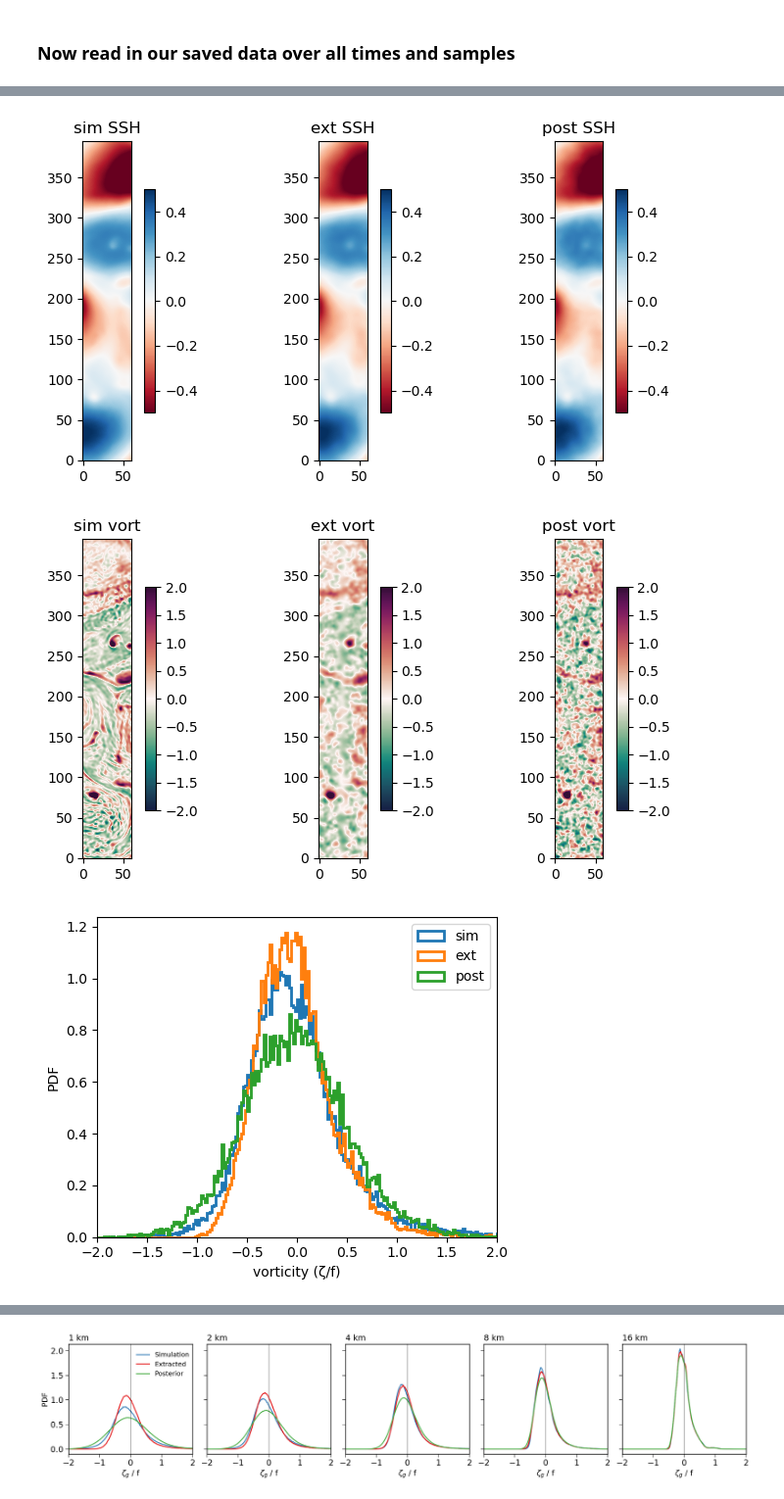
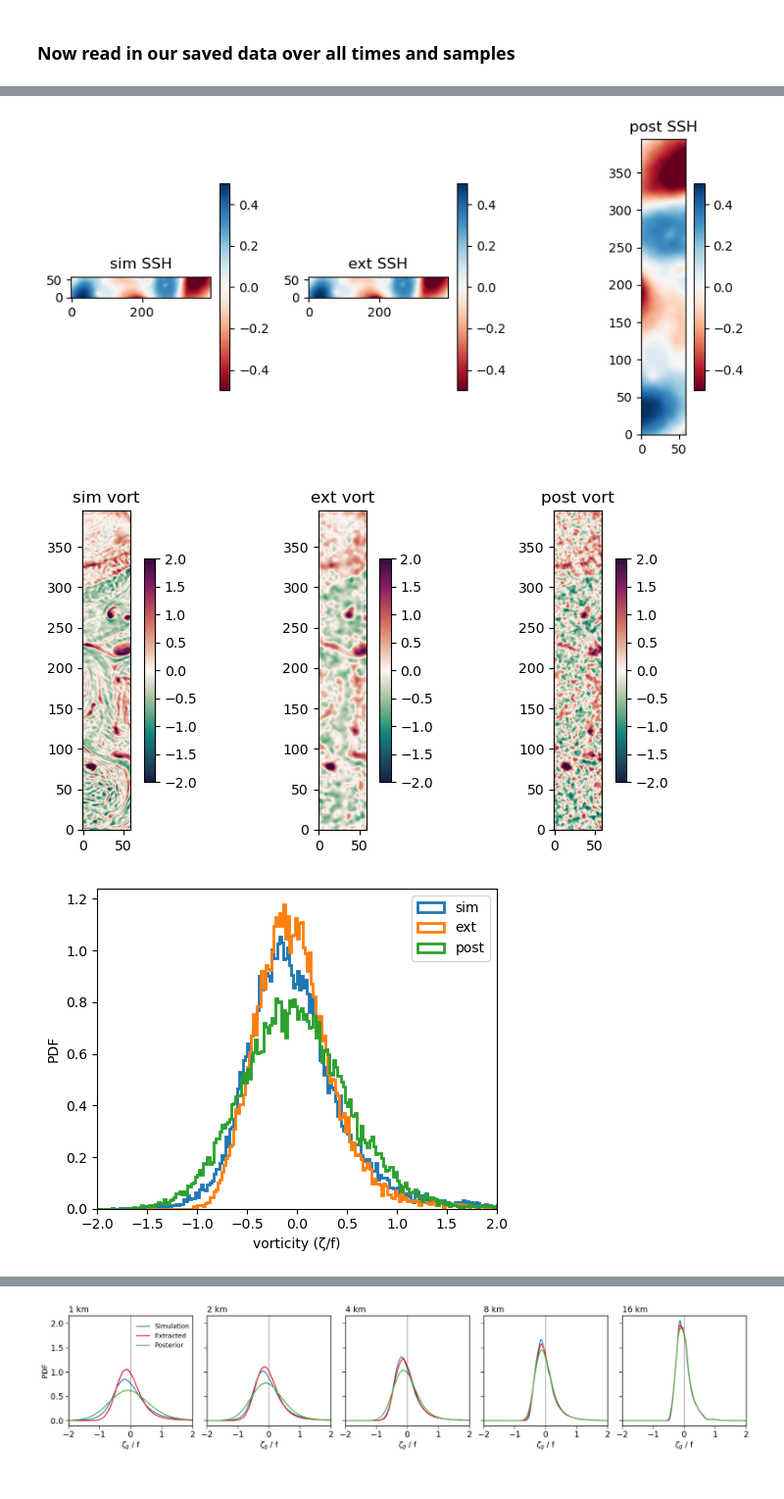
Before and after one commit to jwskinner/SWOT-balanced-extraction, a Jupyter notebook: balanced_extraction_paper/Plot_PDFS_extraction_posterior.ipynb, the cells around one changed output, grey strips where cells are left out. Shown at 98% size. Drawn from its saved outputs; the diff is of its cells as text; code cells hidden in the pictures.

```diff
--- a/balanced_extraction_paper/Plot_PDFS_extraction_posterior.ipynb
+++ b/balanced_extraction_paper/Plot_PDFS_extraction_posterior.ipynb
@@ -80,10 +82,13 @@ Detected IPython. Loading juliacall extension. See https://juliapy.github.io/Pyt
 import cmocean
 fig, axes = plt.subplots(1, 3, figsize=(8,4))
 fields = [ht_sim[t], ht_ext[t], ht_post]
-titles = ["sim SSH", "ext SSH", f"post SSH"]
+titles = ["sim SSH", "ext SSH", "post SSH"]
 
 for ax, fld, ttl in zip(axes, fields, titles):
-    im = ax.imshow(fld, origin="lower", cmap="RdBu", vmin = -0.5, vmax = 0.5)
+    if ttl=="post SSH": # flip the posterior map
+        im = ax.imshow(fld, origin="lower", cmap="RdBu", vmin = -0.5, vmax = 0.5)
+    else:
+        im = ax.imshow(fld.T, origin="lower", cmap="RdBu", vmin = -0.5, vmax = 0.5)
     ax.set_title(ttl)
     fig.colorbar(im, ax=ax, shrink=0.7)
 plt.tight_layout()
@@ -140,7 +147,6 @@ Standard deviations (relative to zero):
 # %%
-#### Now we test the data that we saved before doing the extraction on it
-
-RESULTS_PATH = f"{PICKLES}/posterior_vorticity_results.pkl"  # computed posteriors in batch
+# Read in and plot the same time and km as above so we can check it
+RESULTS_PATH = f"./balanced_extraction/posterior_vorticity_samples.pkl"  # computed posteriors in batch
 results = load(RESULTS_PATH)
 data = results[km]
 
@@ -184,33 +190,33 @@ read_vort_post = finite_flat(read_vort_post)
 
 bins = np.linspace(-3, 3, 301)
 
 plt.figure(figsize=(5,4))
 plt.hist(read_vort_sim,  bins=bins, histtype='step', density=True, lw=2, label='sim')
 plt.hist(read_vort_ext,  bins=bins, histtype='step', density=True, lw=2, label='ext')
 plt.hist(read_vort_post, bins=bins, histtype='step', density=True, lw=2, label='post')
 plt.xlim(-2, 2)
 plt.xlabel("vorticity (ζ/f)")
 plt.ylabel("PDF")
 plt.legend()
 plt.tight_layout()
 plt.show()
 
 print(f"SSH variance (sim ) : {np.nanvar(read_ht_sim):.6e}")
 print(f"SSH variance (post) : {np.nanvar(read_ht_post):.6e}")
 print(f"SSH variance (sim from above) : {np.nanvar(ht_sim):.6e}")
 print(f"SSH variance (post from above) : {np.nanvar(ht_post):.6e}")
 
 print(f"Vorticity variance (sim ) : {np.nanvar(read_vort_sim):.6e}")
 print(f"Vorticity variance (post) : {np.nanvar(read_vort_post):.6e}")
 print(f"Vorticity variance (sim from above) : {np.nanvar(sim_vort):.6e}")
 print(f"Vorticity variance (post from above) : {np.nanvar(post_vort):.6e}")
 
 print(f"Vorticity std (sim ) : {np.nanstd(read_vort_sim):.5f}")
 print(f"Vorticity std (post) : {np.nanstd(read_vort_post):.5f}")
 
 print(f"SSH post/sim variance ratio       : {np.nanvar(read_ht_post) / np.nanvar(read_ht_sim):.3f}")
 print(f"Vorticity post/sim variance ratio : {np.nanvar(read_vort_post) / np.nanvar(read_vort_sim):.3f}")
 # %% [output]
-[figure, old version]
+[figure, new version]
-[figure, old version]
+[figure, new version]
-[figure, old version]
+[figure, new version]
```
Also changed, not shown: parts of 10 cells of this notebook, 26 other files.
